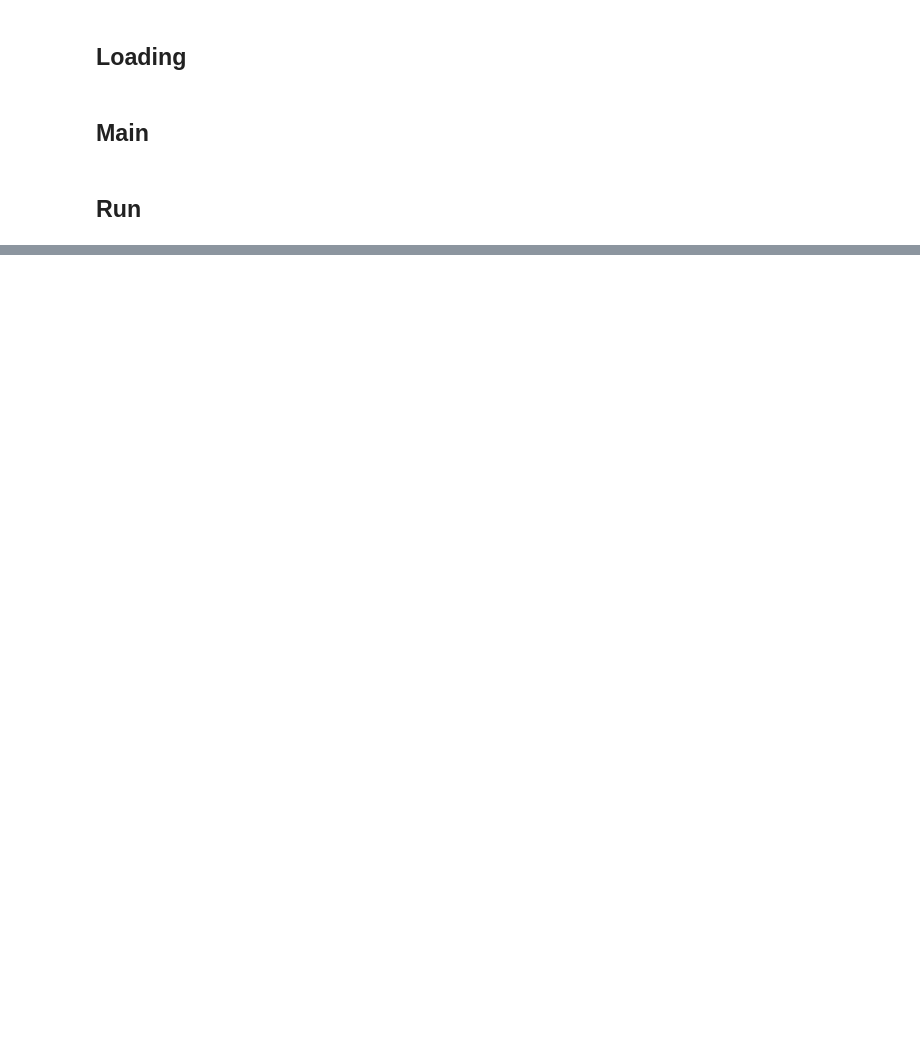
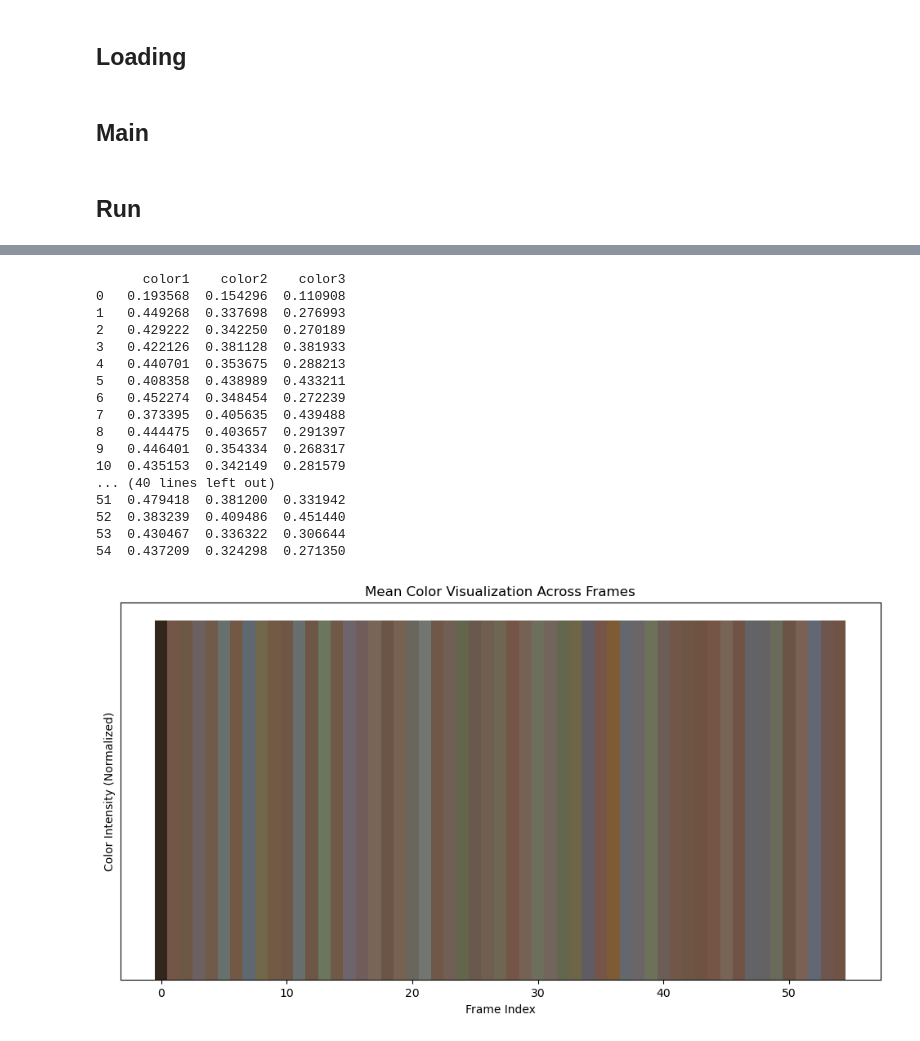
Before and after one commit to MichaelCrosson/YoutubeVideoAnalysis, a Jupyter notebook: ImageCNN.ipynb, the cells around one changed output, grey strips where cells are left out. Cells and saved outputs as stored; diff of their text form; code cells hidden in the pictures; blank space fills up the shorter version.

```diff
--- a/ImageCNN.ipynb
+++ b/ImageCNN.ipynb
@@ -33,12 +33,15 @@ def process_frames_to_dataframe(frames, timestamps):
 
         # Encoder
         x = Conv2D(16, (3, 3), activation='relu', padding='same')(input_layer)
+        x = MaxPooling2D((2, 2))(x)
         x = Conv2D(32, (3, 3), activation='relu', padding='same')(x)
+        x = MaxPooling2D((2, 2))(x)
         x = Flatten()(x)
-        latent_space = Dense(64, activation='relu', name='latent_features')(x)
+        latent_space = Dense(32, activation='relu', name='latent_features')(x)
 
         # Decoder
         x = Dense(224 * 224 * 3, activation='relu')(latent_space)
+        x = Dropout(0.3)(x)
         decoded_output = Reshape((224, 224, 3))(x)
 
         # Models
@@ -82,7 +85,7 @@ def process_frames_to_dataframe(frames, timestamps):
     frames = np.array(resized_frames)
 
     print("Training the autoencoder...")
-    autoencoder.fit(frames, frames, epochs=10, batch_size=32, verbose=1)
+    autoencoder.fit(frames, frames, epochs=100, batch_size=32, verbose=1)
 
     print("Extracting latent features...")
     latent_features = encoder.predict(frames)
@@ -140,7 +143,7 @@ def process_frames_to_dataframe(frames, timestamps):
 # Main function to process video and return a DataFrame
 def analyze_video(video_path):
     print("Extracting frames from video...")
-    frames, timestamps = extract_frames(video_path, frame_rate=1)
+    frames, timestamps = extract_frames(video_path, frame_rate=0.05)
 
     print("Analyzing frames...")
     df = process_frames_to_dataframe(frames, timestamps)
@@ -216,0 +220,48 @@ Combining features into a DataFrame...
+# %%
+import matplotlib.pyplot as plt
+import numpy as np
+
+def plot_mean_colors(feature_df):
+    # Extract mean colors
+    mean_colors = feature_df[["color1", "color2", "color3"]]
+
+    # Create a figure
+    plt.figure(figsize=(12, 6))
+
+    print(mean_colors)
+    # Loop through each frame's color and plot
+    for i, color in enumerate(mean_colors.values):
+        # Ensure the color is a tuple of 3 values
+        color = np.clip(color, 0, 1)
+        color = tuple(color)  # Convert to tuple for safety
+        plt.bar(i, 1, color=color, width=1.0, edgecolor='none')  # Use color as RGB
+
+    # Add plot details
+    plt.title("Mean Color Visualization Across Frames")
+    plt.xlabel("Frame Index")
+    plt.ylabel("Color Intensity (Normalized)")
+    plt.yticks([])  # Remove y-axis ticks for better clarity
+    plt.show()
+
+# Example usage
+# Assuming `feature_df` is your dataframe with the given structure
+plot_mean_colors(df_results)
+# %% [output]
+      color1    color2    color3
+0   0.193568  0.154296  0.110908
+1   0.449268  0.337698  0.276993
+2   0.429222  0.342250  0.270189
+3   0.422126  0.381128  0.381933
+4   0.440701  0.353675  0.288213
+5   0.408358  0.438989  0.433211
+6   0.452274  0.348454  0.272239
+7   0.373395  0.405635  0.439488
+8   0.444475  0.403657  0.291397
+9   0.446401  0.354334  0.268317
+10  0.435153  0.342149  0.281579
+... (40 lines left out)
+51  0.479418  0.381200  0.331942
+52  0.383239  0.409486  0.451440
+53  0.430467  0.336322  0.306644
+54  0.437209  0.324298  0.271350
+[figure, added]
```
Also changed, not shown: parts of 4 cells of this notebook.
